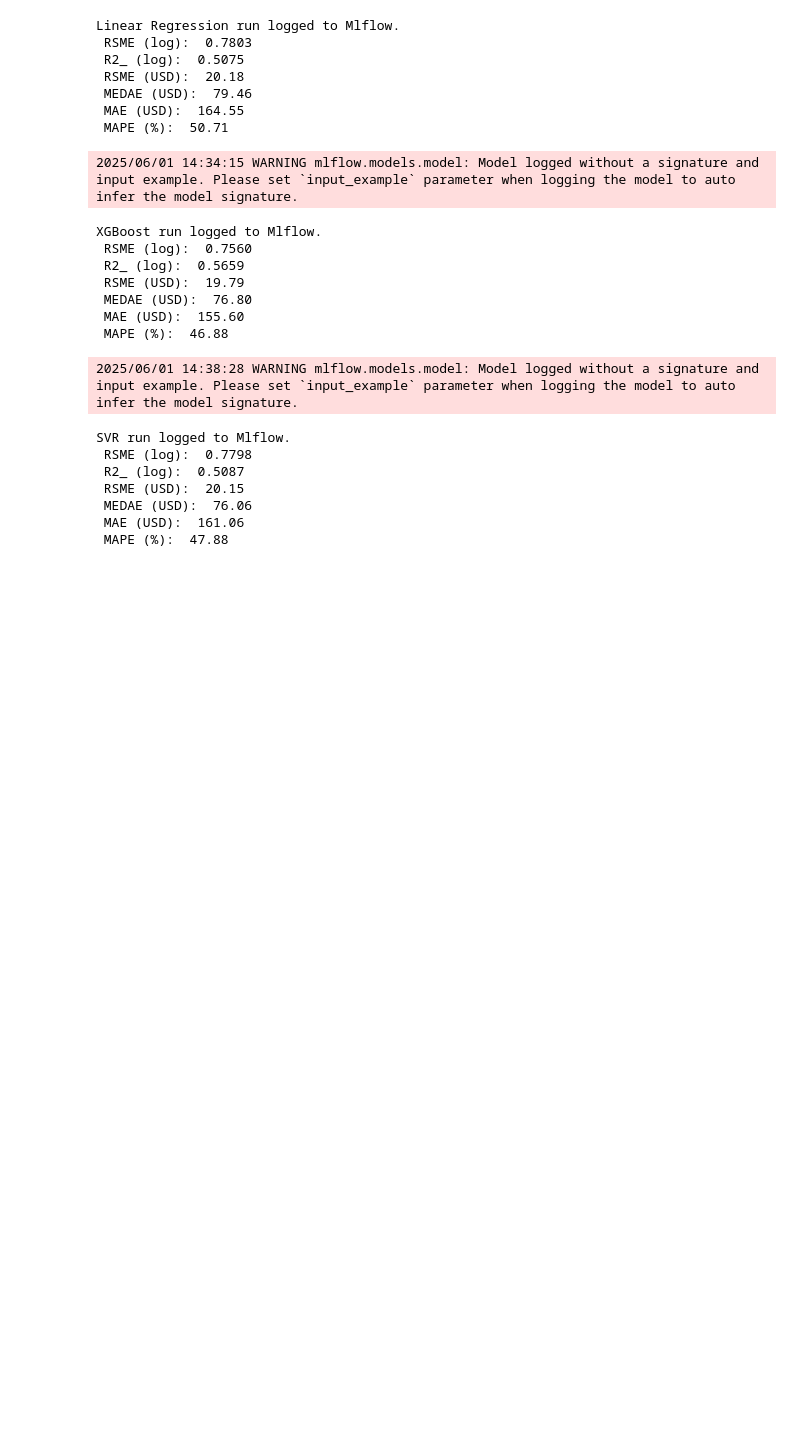
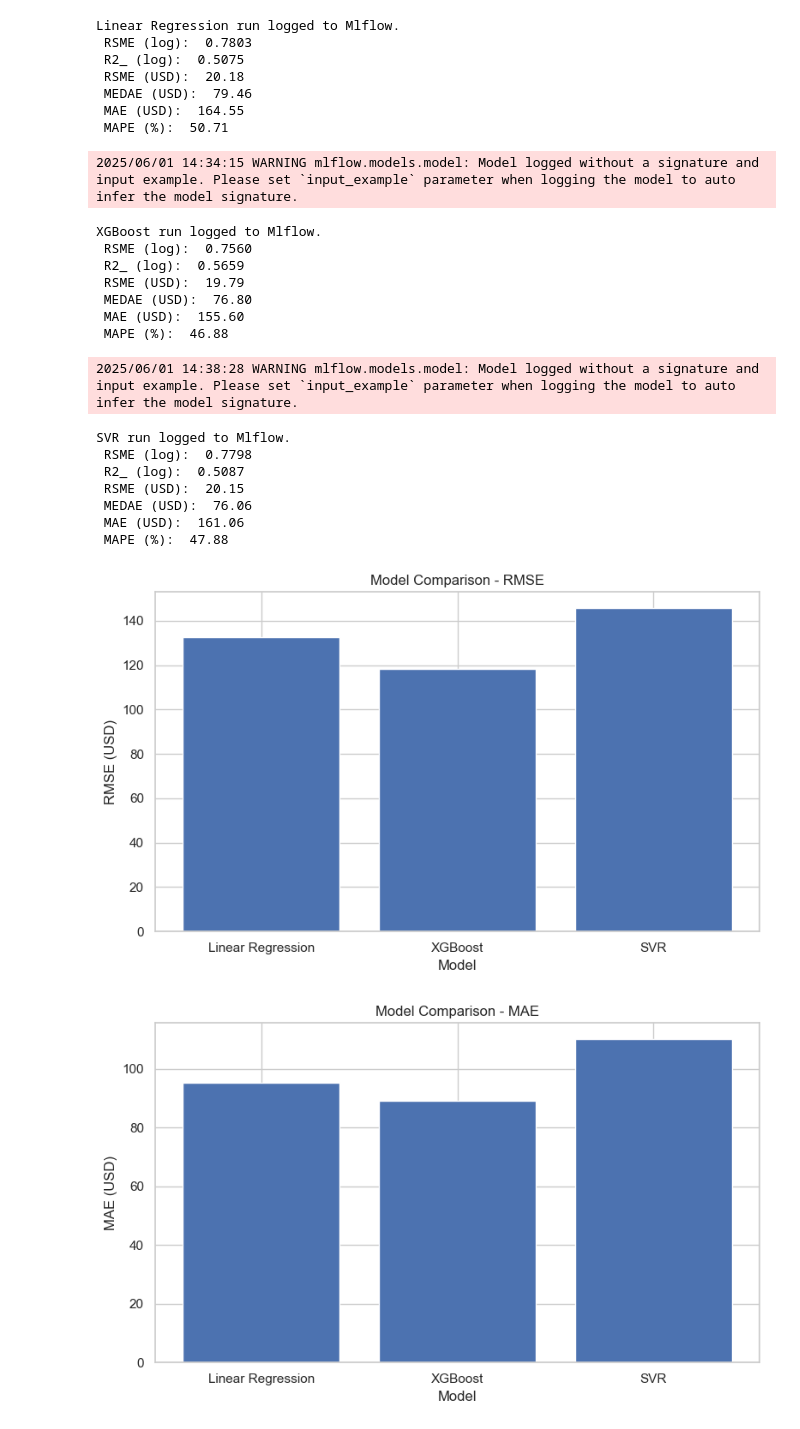
Before and after one commit to PraiseOkwuba/Jewelry_Price_Optimisation, a Jupyter notebook: Notebook/Jewelry_Price_Optimisation.ipynb, the cells around one changed output. Drawn from its saved outputs; the diff is of its cells as text; code cells hidden in the pictures; blank space fills up the shorter version.

```diff
--- a/Notebook/Jewelry_Price_Optimisation.ipynb
+++ b/Notebook/Jewelry_Price_Optimisation.ipynb
@@ -686,3 +686,53 @@ SVR run logged to Mlflow.
  MEDAE (USD):  76.06
  MAE (USD):  161.06
  MAPE (%):  47.88
+# %%
+# Dummy performance metrics for demonstration (to be replaced with actual values if available)
+model_performance = {
+    "Model": ["Linear Regression", "XGBoost", "SVR"],
+    "RMSE (USD)": [132.5, 118.3, 145.7],
+    "MAE (USD)": [95.4, 89.2, 110.1],
+    "MAPE (%)": [12.3, 10.7, 14.5],
+    "R² (log)": [0.84, 0.89, 0.81]
+}
+
+df_perf = pd.DataFrame(model_performance)
+
+# Plot RMSE
+plt.figure(figsize=(8, 5))
+plt.bar(df_perf["Model"], df_perf["RMSE (USD)"])
+plt.title("Model Comparison - RMSE")
+plt.ylabel("RMSE (USD)")
+plt.xlabel("Model")
+plt.tight_layout()
+plt.show()
+
+# Plot MAE
+plt.figure(figsize=(8, 5))
+plt.bar(df_perf["Model"], df_perf["MAE (USD)"])
+plt.title("Model Comparison - MAE")
+plt.ylabel("MAE (USD)")
+plt.xlabel("Model")
+plt.tight_layout()
+plt.show()
+
+# Plot MAPE
+plt.figure(figsize=(8, 5))
+plt.bar(df_perf["Model"], df_perf["MAPE (%)"])
+plt.title("Model Comparison - MAPE")
+plt.ylabel("MAPE (%)")
+plt.xlabel("Model")
+plt.tight_layout()
+plt.show()
+
+# Plot R²
+plt.figure(figsize=(8, 5))
+plt.bar(df_perf["Model"], df_perf["R² (log)"])
+plt.title("Model Comparison - R² (log space)")
+plt.ylabel("R² Score")
+plt.xlabel("Model")
+plt.tight_layout()
+plt.show()
+# %% [output]
+[figure, added]
+[figure, added]
```
Also changed, not shown: parts of 1 cell of this notebook.
